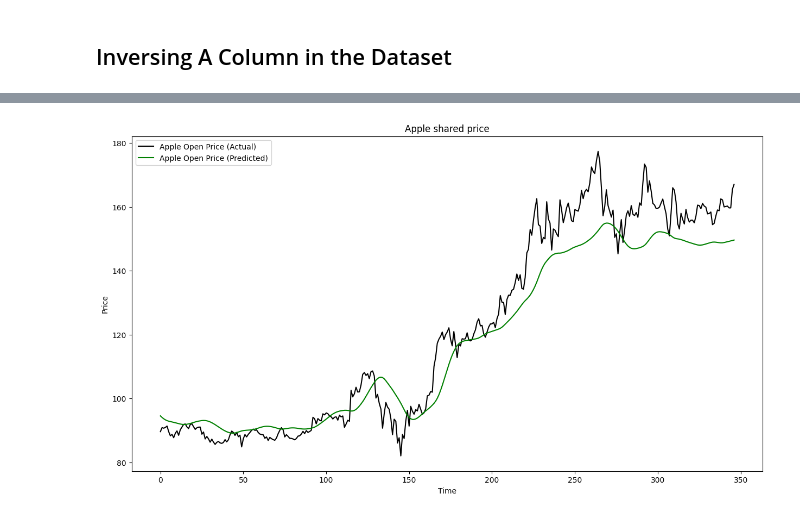
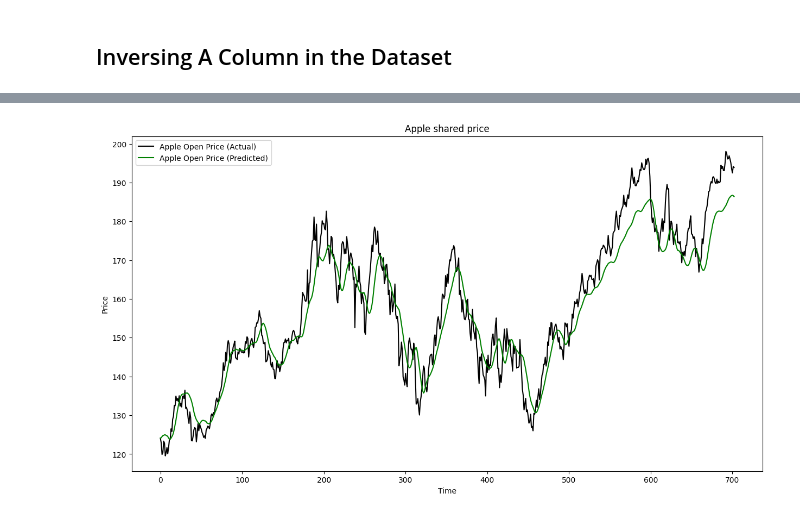
Before and after one commit to heyyytamvo/COS30018, a Jupyter notebook: ProjectAssessment/TaskB4/TaskB4.ipynb, the cells around one changed output, grey strips where cells are left out. Cells and saved outputs as stored; diff of their text form; code cells hidden in the pictures.

```diff
--- a/ProjectAssessment/TaskB4/TaskB4.ipynb
+++ b/ProjectAssessment/TaskB4/TaskB4.ipynb
@@ -235,10 +239,11 @@ dataset as inputs.
 + Allowing you to have an option to scale your feature columns and store the scalers in a data structure to allow future access to these scalers.
 # %%
 def Data_Processing_1():
-    StockData = DataLoader()
+    dataLoader = DataLoader()
 
-    scaledStockData, datasetScaler, columnScalers = DataScaler(stock_data=StockData["dataset"])
-
+    scaledStockData = dataLoader["dataset"]
+    datasetScaler = dataLoader["datasetScaler"]
+    columnScalers = dataLoader["columnScalers"]
 
     dataset = datasetSplitter(dataset=scaledStockData)
 
@@ -273,7 +278,6 @@ def Data_Processing_1():
     print("scaledStockData is a Pandas Dataframe of the Stock Ticker (scaled)\n")
     print("datasetScaler is the Scaler of the dataset\n")
     print("columnScalers is a dictionary: each key is a DataFrame Feature('Open', 'High', etc.) and the correspond value is a scaler of that feature")
-
     return dataset, scaledStockData, datasetScaler, columnScalers
 # %%
 dataset, scaledStockData, datasetScaler, ColumnScalers  = Data_Processing_1()
@@ -421,5 +432,8 @@ Data_Processing_2()
 ## Inversing A Column in the Dataset
 # %%
 def columnInverser(columnData, ColumnScaler):
-    result = ColumnScaler.inverse_transform(columnData)
+    '''columnData: an np.array'''
+    # transform the shape of the data
+    reshaped_data = columnData.reshape(-1, 1)
+    result = ColumnScaler.inverse_transform(reshaped_data)
     return result
@@ -492,5 +451,6 @@ x_open_train = np.reshape(splitResult["X_training_set"]["Open"], (splitResult["X
 # %%
-y_open_train = splitResult["Y_training_set"]["Open"]
+x_open_train = np.reshape(dataset["X_training_set"]["Open"], (dataset["X_training_set"]["Open"].shape[0], dataset["X_training_set"]["Open"].shape[1], 1))
+y_open_train = dataset["Y_training_set"]["Open"]
 model = Sequential()
 
 model.add(LSTM(units=50, return_sequences=True, input_shape=(x_open_train.shape[1], 1)))
@@ -501,6 +461,6 @@ model.add(LSTM(units=50))
 model.add(Dropout(0.2))
 model.add(Dense(units=1))
 
-model.compile(optimizer="adam", loss="binary_crossentropy", metrics=['mean_squared_error'])
+model.compile(optimizer="adam", loss="mean_squared_error", metrics=["mean_squared_error"])
 history = model.fit(x_open_train, y_open_train, epochs=25, batch_size=32)
 # %% [output]
@@ -524,8 +488,8 @@ Epoch 25/25
 # %%
-x_open_test = np.reshape(splitResult["X_testing_set"]["Open"], (splitResult["X_testing_set"]["Open"].shape[0], splitResult["X_testing_set"]["Open"].shape[1], 1))
-predicted_prices = model.predict(x_open_test)
+x_open_test = np.reshape(dataset["X_testing_set"]["Open"], (dataset["X_testing_set"]["Open"].shape[0], dataset["X_testing_set"]["Open"].shape[1], 1))
+scaled_predicted_prices = model.predict(x_open_test)
+scaled_actual_prices = dataset["Y_testing_set"]["Open"]
 
-predicted_prices = reverse_column(columnScaler["Open"], predicted_prices.reshape(-1,1))
-actual_prices = reverse_column(columnScaler["Open"], splitResult["Y_testing_set"]["Open"].reshape(-1, 1))
-print(actual_prices)
+original_predicted_prices = columnInverser(scaled_predicted_prices, ColumnScalers["Open"])
+original_actual_prices = columnInverser(scaled_actual_prices, ColumnScalers["Open"])
 # %% [output]
@@ -551,11 +497,11 @@ import matplotlib.pyplot as plt
 # %%
 plt.figure(figsize=(15, 8))
-plt.plot(actual_prices, c="black", label = "Apple Open Price (Actual)")
-plt.plot(predicted_prices, c="green", label = "Apple Open Price (Predicted)")
+plt.plot(original_actual_prices, c="black", label = "Apple Open Price (Actual)")
+plt.plot(original_predicted_prices, c="green", label = "Apple Open Price (Predicted)")
 plt.legend()
 plt.title("Apple shared price")
 plt.xlabel("Time")
 plt.ylabel("Price")
 plt.show()
 # %% [output]
-[figure, old version]
+[figure, new version]
```
Also changed, not shown: parts of 26 cells of this notebook, 3 other files.
